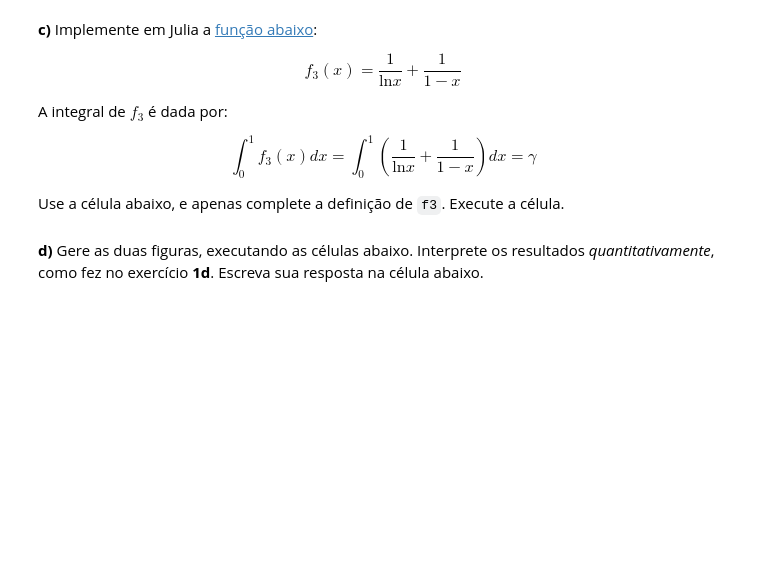
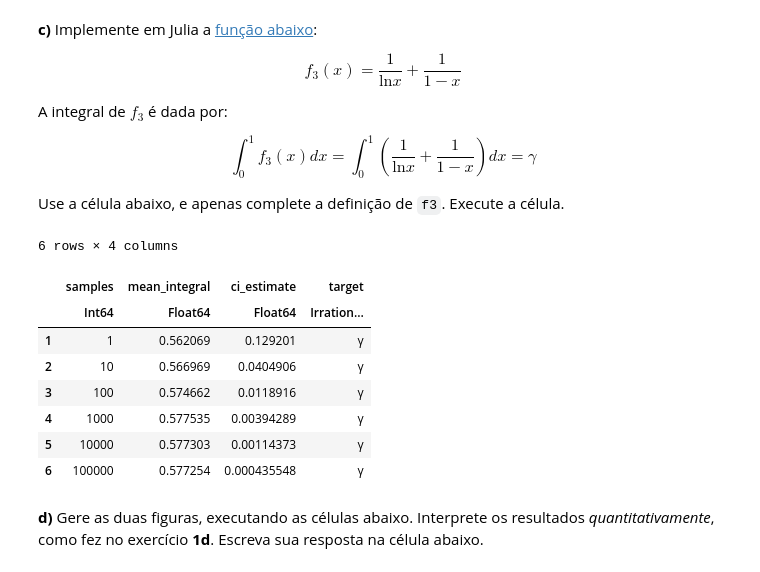
Before and after one commit to lune-omena/MAC0219_EPs, a Jupyter notebook: miniEP1.ipynb, the cells around one changed output. Drawn from its saved outputs; the diff is of its cells as text; code cells hidden in the pictures; blank space fills up the shorter version.

```diff
--- a/miniEP1.ipynb
+++ b/miniEP1.ipynb
@@ -306,10 +359,21 @@ $$
 Use a célula abaixo, e apenas complete a definição de `f3`. Execute a célula.
 # %%
 function f3(x)
+    return (1 / log(x)) + (1 / (1 - x))
 end
 
 results = run_experiments(f3, [0.0, 1.0], [10 ^ x for x in 0:5], 20)
 parsed_results = parse_results(results, Base.MathConstants.eulergamma)
+# %% [output]
+6 rows × 4 columns
+|  | samples | mean_integral | ci_estimate | target |
+|  | Int64 | Float64 | Float64 | Irration… |
+| 1 | 1 | 0.562069 | 0.129201 | γ |
+| 2 | 10 | 0.566969 | 0.0404906 | γ |
+| 3 | 100 | 0.574662 | 0.0118916 | γ |
+| 4 | 1000 | 0.577535 | 0.00394289 | γ |
+| 5 | 10000 | 0.577303 | 0.00114373 | γ |
+| 6 | 100000 | 0.577254 | 0.000435548 | γ |
 # %% [markdown]
 **d)** Gere as duas figuras, executando as células abaixo. Interprete os resultados *quantitativamente*, como fez no exercício **1d**. Escreva sua resposta na célula abaixo.
 # %%
```
Also changed, not shown: parts of 6 cells of this notebook.
